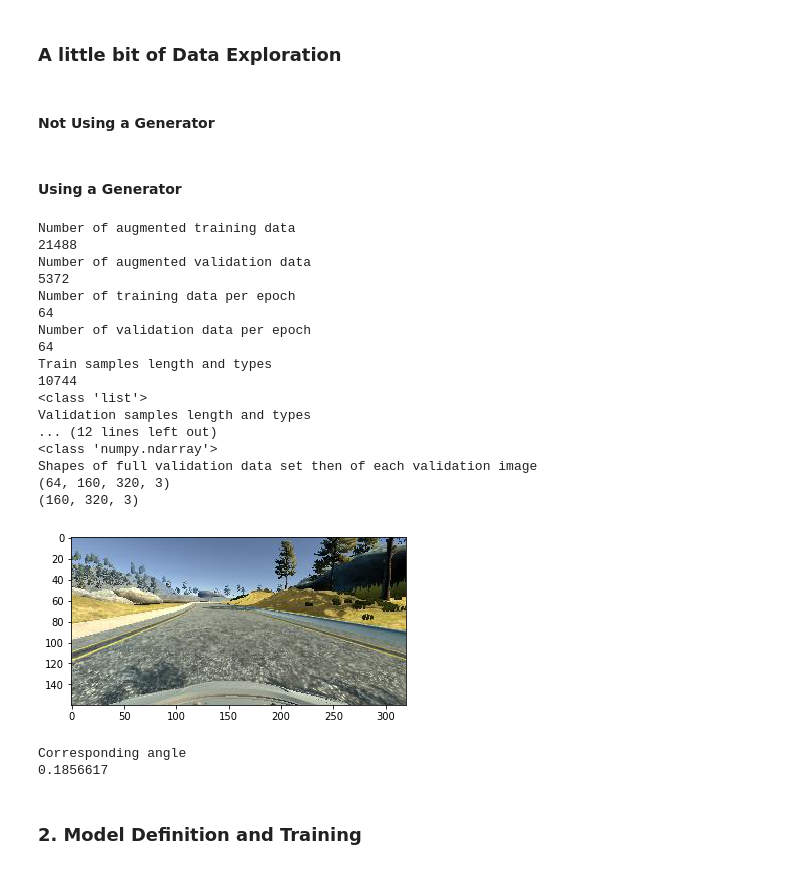
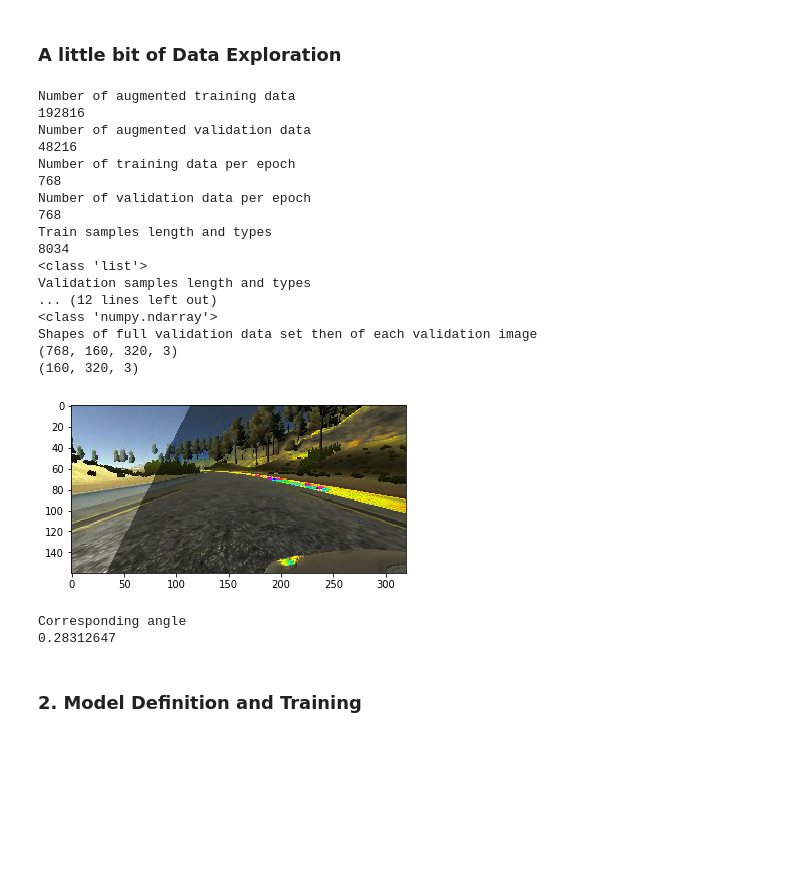
Before and after one commit to Jeremy26/behavioral-cloning, a Jupyter notebook: P3.ipynb, the cells around one changed output. Cells and saved outputs as stored; diff of their text form; code cells hidden in the pictures; blank space fills up the shorter version.

Commit message:
Use of Data Augmentation : Brightness - Random shadows - 3 cameras instead of 1
Model complete

```diff
--- a/P3.ipynb
+++ b/P3.ipynb
@@ -27,6 +66,7 @@ print(len(samples))
 # %%
 def generator(samples, batch_size):
     num_samples = len(samples)
+    correction = 0.22
     while True: # Loop forever so the generator never terminates
         #shuffle(samples)
         for offset in range(0, num_samples, batch_size):
@@ -35,18 +75,33 @@ def generator(samples, batch_size):
             images = []
             measurements = []
             for batch_sample in batch_samples:
-                current_path = '/home/carnd/TrainData/IMG/'+batch_sample[0].split('/')[-1]
-                image = ndimage.imread(current_path)
-                measurement = float(batch_sample[3])
-                images.append(image)
-                measurements.append(measurement)
+                for i in range(3):
+                    current_path = '/home/carnd/Data/IMG/'+batch_sample[i].split('/')[-1]
+                    image = ndimage.imread(current_path)
+                    if (i == 0):
+                        measurement = float(batch_sample[3])
+                    if (i == 1):
+                        measurement = float(batch_sample[3]) + correction
+                    if (i == 2):
+                        measurement = float(batch_sample[3]) - correction
+                    images.append(image)
+                    measurements.append(measurement)
+
             # trim image to only see section with road
             augmented_images, augmented_measurements = [],[]
             for image,measurement in zip(images,measurements):
                 augmented_images.append(image)
                 augmented_measurements.append(measurement)
+
                 augmented_images.append(cv2.flip(image,1))
                 augmented_measurements.append(measurement*-1.0)
+
+                augmented_images.append(augment_brightness_camera_images(image))
+                augmented_measurements.append(measurement)
+
+                augmented_images.append(add_random_shadow(image))
+                augmented_measurements.append(measurement)
+
             X_train = np.array(augmented_images)
             y_train = np.array(augmented_measurements)
             yield sklearn.utils.shuffle(X_train, y_train)
@@ -57,7 +112,7 @@ train_samples, validation_samples = train_test_split(samples, test_size=0.2)
 print(len(train_samples))
 print(len(validation_samples))
 
-batch_size = 32
+batch_size = 64
 # compile and train the model using the generator function
 train_generator = generator(train_samples, batch_size=batch_size)
 validation_generator = generator(validation_samples, batch_size=batch_size)
@@ -101,4 +123,2 @@ y_train = np.array(augmented_measurements)
 # %% [markdown]
 ### A little bit of Data Exploration
-# %% [markdown]
-#### Not Using a Generator
@@ -113,15 +125,15 @@ print(y_train[indice])
-# %% [markdown]
-#### Using a Generator
 # %%
+print("Number of augmented training data")
+train_augmented = len(train_samples)*3*2*2*2
+print(train_augmented)
+
+print("Number of augmented validation data")
+valid_augmented = len(validation_samples)*3*2*2*2
+print(valid_augmented)
+
 training_indice = random.randint(0, len(next(train_generator)[0]))
 validation_indice = random.randint(0, len(next(validation_generator)[0]))
 
-print("Number of augmented training data")
-train_augmented = len(next(generator(train_samples, batch_size=len(samples)))[0])
-print(train_augmented)
-print("Number of augmented validation data")
-valid_augmented = len(next(generator(validation_samples, batch_size=len(samples)))[0])
-print(valid_augmented)
 print("Number of training data per epoch")
 print(len(next(train_generator)[0]))
 print("Number of validation data per epoch")
@@ -142,42 +154,42 @@ print(type(next(train_generator)[0]))
 print("Shapes of full training data set then of each training image")
 print(format(next(train_generator)[0].shape))
 print(format(next(train_generator)[0][training_indice].shape))
 
 print("Types for validation generator, images")
 print(type(validation_generator))
 print(type(next(validation_generator)))
 print(type(next(validation_generator)[0]))
 
 print("Shapes of full validation data set then of each validation image")
 print(format(next(validation_generator)[0].shape))
 print(format(next(validation_generator)[0][validation_indice].shape))
 
 
 plt.imshow((next(train_generator)[0][training_indice]))
 plt.show()
 print("Corresponding angle")
 print((next(train_generator)[1][training_indice]))
 # %% [output]
 Number of augmented training data
-21488
+192816
 Number of augmented validation data
-5372
+48216
 Number of training data per epoch
-64
+768
 Number of validation data per epoch
-64
+768
 Train samples length and types
-10744
+8034
 <class 'list'>
 Validation samples length and types
 ... (12 lines left out)
 <class 'numpy.ndarray'>
 Shapes of full validation data set then of each validation image
-(64, 160, 320, 3)
+(768, 160, 320, 3)
 (160, 320, 3)
-[figure, old version]
+[figure, new version]
 Corresponding angle
-0.1856617
+0.28312647
 # %% [markdown]
 ### 2. Model Definition and Training
 # %%
```
Also changed, not shown: parts of 22 cells of this notebook, 6 other files.
